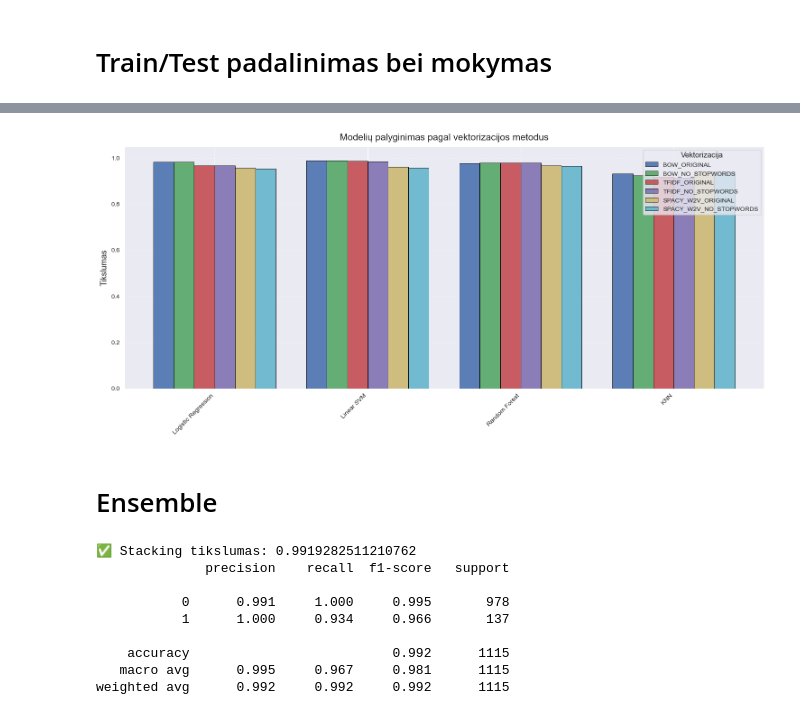
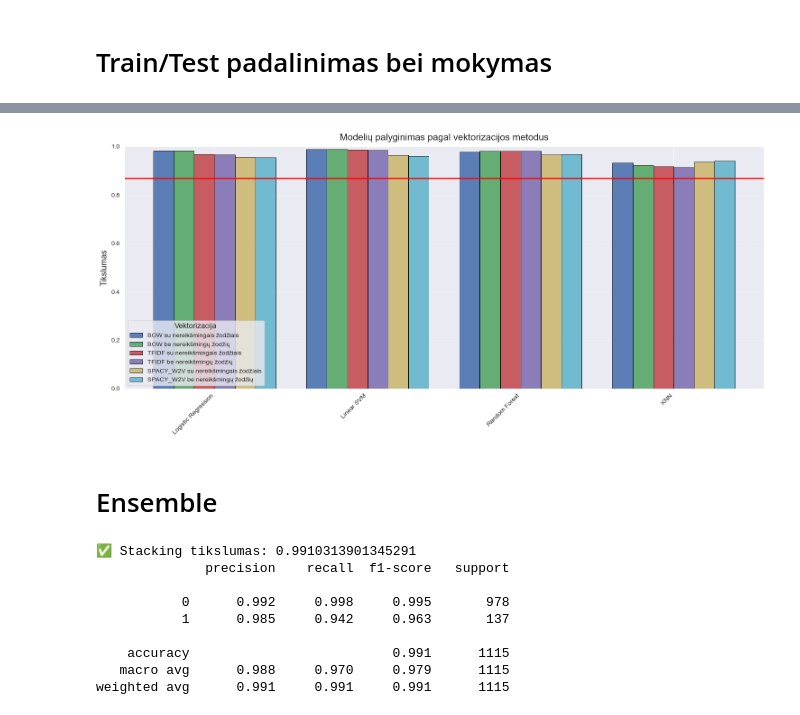
Before and after one commit to Sitri397/NLP, a Jupyter notebook: NLP.ipynb, the cells around one changed output, grey strips where cells are left out. Cells and saved outputs as stored; diff of their text form; code cells hidden in the pictures.

```diff
--- a/NLP.ipynb
+++ b/NLP.ipynb
@@ -53,0 +56,17 @@ print(df.head())
+# %%
+# Suskaičiuojame kiekvieną klasę
+counts = df['label'].value_counts(normalize=True) * 100  # procentai
+
+# Sukuriame bar plot
+plt.figure(figsize=(6, 5))
+plt.bar(['Ham', 'Spam'], counts, color=['#4C72B0', '#C44E52'], edgecolor='black')
+
+# Pridedame procentus virš barų
+for i, val in enumerate(counts):
+    plt.text(i, val + 1, f'{val:.1f}%', ha='center', fontsize=12)
+
+plt.ylabel('Procentas (%)')
+plt.ylim(0, 110)
+plt.grid(axis='y', linestyle='--', alpha=0.5)
+plt.tight_layout()
+plt.show()
@@ -122,7 +143,7 @@ my_stop_words = {
     'the', 'a', 'an', 'and', 'or', 'in', 'on', 'of', 'to', 'for', 'is', 'are',
     'was', 'were', 'be', 'been', 'it', 'this', 'that', 'with', 'as', 'by', 'at',
     'from', 'about', 'into', 'up', 'out', 'so', 'if', 'then', 'but', 'you', 'your', 'have',
-    'u'
+    'u', 'just'
 }
 
 def remove_stopwords(text):
@@ -333,49 +383,72 @@ weighted avg      0.950     0.941     0.944      1115
 --------------------------------------------------
 [figure]
 # %%
+import matplotlib.pyplot as plt
+import numpy as np
+
 comparison_df = pd.DataFrame({"Model": list(models.keys())})
 for key, df_res in results_all.items():
     comparison_df = comparison_df.merge(df_res, on="Model", how="left", suffixes=("", f"_{key}"))
 
 comparison_df.columns = ["Model"] + [f"Accuracy_{k}" for k in results_all.keys()]
 
+# Užtikriname, kad stulpeliai būtų float
+for col in comparison_df.columns[1:]:
+    comparison_df[col] = comparison_df[col].astype(float)
+
 x = np.arange(len(comparison_df))
-width = 0.12
-plt.figure(figsize=(15, 7))
+n_methods = len(comparison_df.columns) - 1
+width = 0.8 / n_methods
 
+# Gražesnė spalvų paletė
 # Gražesnė spalvų paletė
 colors = ["#4C72B0", "#55A868", "#C44E52", "#8172B2", "#CCB974", "#64B5CD"]
 
-n_models = len(comparison_df)
+# Friendly legendos pavadinimai
+friendly_labels = {
+    "BOW_ORIGINAL": "BOW su nereikšmingais žodžiais",
+    "BOW_NO_STOPWORDS": "BOW be nereikšmingų žodžių",
+    "TFIDF_ORIGINAL": "TFIDF su nereikšmingais žodžiais",
+    "TFIDF_NO_STOPWORDS": "TFIDF be nereikšmingų žodžių",
+    "SPACY_W2V_ORIGINAL": "SPACY_W2V su nereikšmingais žodžiais",
+    "SPACY_W2V_NO_STOPWORDS": "SPACY_W2V be nereikšmingų žodžių"
+}
+
+x = np.arange(len(comparison_df))
 n_methods = len(comparison_df.columns) - 1
-x = np.arange(n_models)
 width = 0.8 / n_methods
 
+plt.figure(figsize=(15, 7))
+
 for i, col in enumerate(comparison_df.columns[1:]):
+    # Pašaliname "Accuracy_" prefix
+    key_name = col.replace("Accuracy_", "")
+    # Tikrai sutapimas su friendly_labels
+    label = friendly_labels.get(key_name.upper(), key_name)
+
     plt.bar(
         x + i * width - (width * (n_methods - 1) / 2),
-        comparison_df[col],
+        comparison_df[col].astype(float),
         width,
-        label=col.replace("Accuracy_", "").upper(),  # <-- FIX
+        label=label,
         alpha=0.9,
         edgecolor="black",
         linewidth=0.7,
         color=colors[i % len(colors)]
     )
 
+plt.xticks(x, comparison_df["Model"], rotation=45, ha='right')
+plt.axhline(0.87, color='red', linewidth=2)
 
-plt.xticks(x, comparison_df["Model"], rotation=45, ha='right')
 plt.ylabel("Tikslumas", fontsize=13)
 plt.title("Modelių palyginimas pagal vektorizacijos metodus", fontsize=15, pad=10)
-plt.ylim(0, 1.05)
-
+plt.ylim(0, 1)
 plt.grid(axis='y', linestyle='--', alpha=0.5)
 plt.legend(title="Vektorizacija", title_fontsize=12, fontsize=10)
-
 plt.tight_layout()
 plt.show()
 # %% [output]
-[figure, old version]
+[figure, new version]
 # %% [markdown]
 # Ensemble
 # %%
@@ -394,7 +467,7 @@ meta_model_svc = LogisticRegression(max_iter=1000, random_state=5)
 stack_svc = StackingClassifier(
     estimators=base_models,
     final_estimator=meta_model_svc,
-    passthrough=False,
+    passthrough=True,
     cv=5
 )
 
@@ -404,12 +477,12 @@ y_pred = stack_svc.predict(X_test)
 print("✅ Stacking tikslumas:", accuracy_score(y_test, y_pred))
 print(classification_report(y_test, y_pred, digits=3))
 # %% [output]
-✅ Stacking tikslumas: 0.9919282511210762
+✅ Stacking tikslumas: 0.9910313901345291
               precision    recall  f1-score   support
 
-           0      0.991     1.000     0.995       978
-           1      1.000     0.934     0.966       137
+           0      0.992     0.998     0.995       978
+           1      0.985     0.942     0.963       137
 
-    accuracy                          0.992      1115
-   macro avg      0.995     0.967     0.981      1115
-weighted avg      0.992     0.992     0.992      1115
+    accuracy                          0.991      1115
+   macro avg      0.988     0.970     0.979      1115
+weighted avg      0.991     0.991     0.991      1115
```
Also changed, not shown: parts of 10 cells of this notebook.
